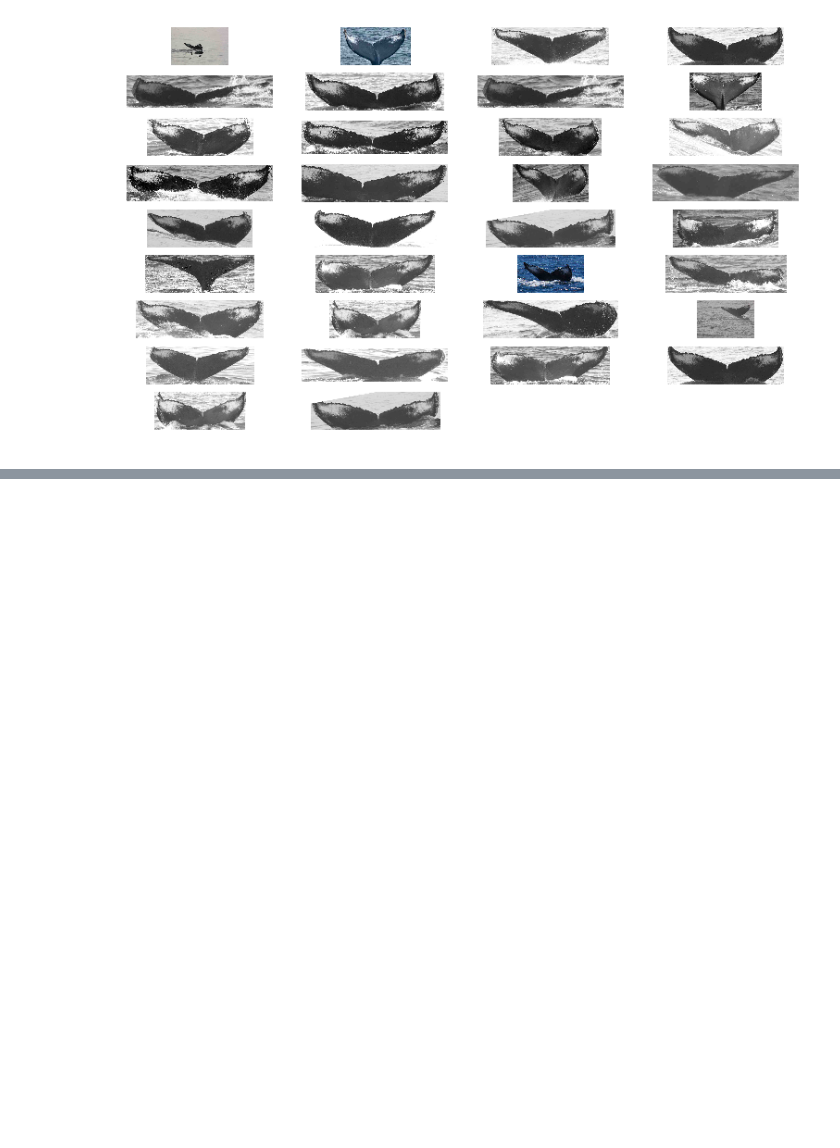
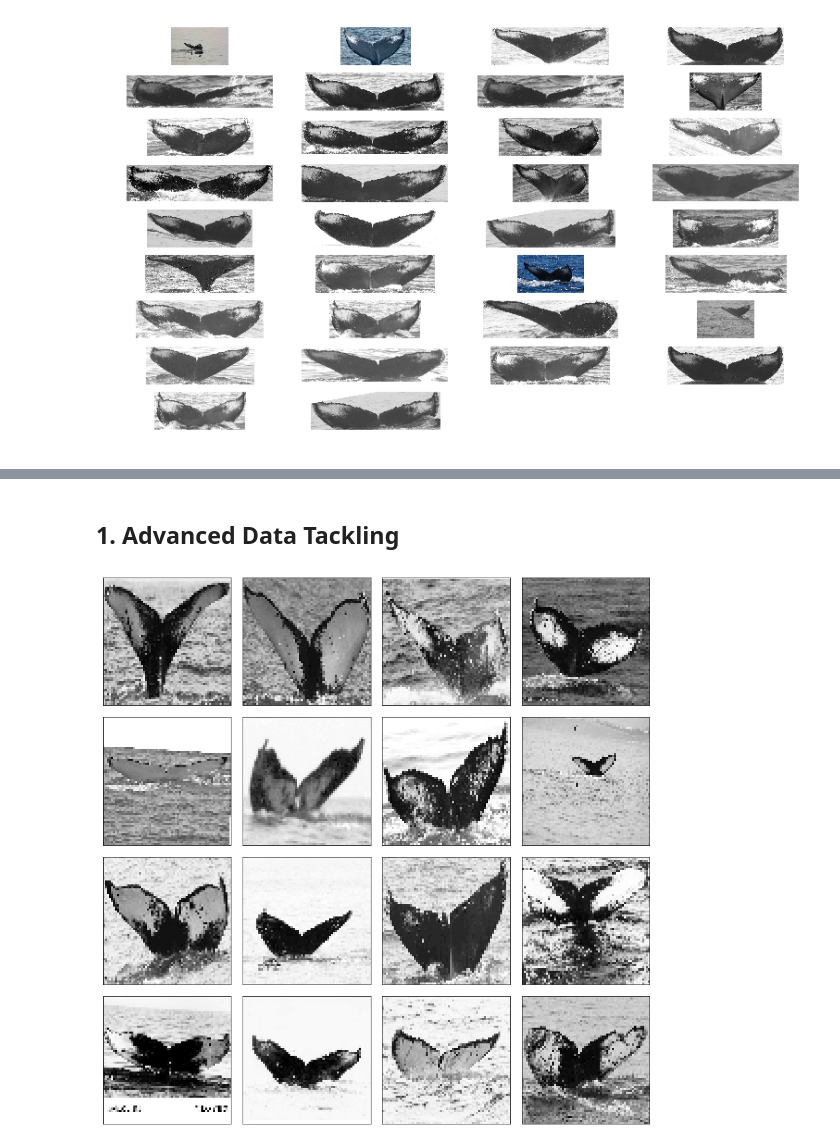
Before and after one commit to Funguser/INFO7390_FinalProject, a Jupyter notebook: Humpback Whale Identifaction.ipynb, the cells around one changed output, grey strips where cells are left out. Saved outputs shown, nothing was run; the diff lists cells and outputs as text; code cells hidden in the pictures; blank space fills up the shorter version.

```diff
--- a/Humpback Whale Identifaction.ipynb
+++ b/Humpback Whale Identifaction.ipynb
@@ -15,3 +32,4 @@ from PIL import Image
 # %%
 train_df = pd.read_csv('Datas/train.csv')
 train_df.head()
+train_images = glob("Datas/train/*jpg")
@@ -103,0 +129,8 @@ train_df.head()
+# %%
+SIZE = 64
+#image are imported with a resizing and a black and white conversion
+def ImportImage(filename):
+    img = Image.open(filename).convert("LA").resize((SIZE,SIZE))
+    return np.array(img)[:,:,0]
+train_img = np.array([ImportImage(img) for img in train_images])
+x = train_img
@@ -103,0 +161,2 @@ train_df.head()
+# %% [markdown]
+## 1. Advanced Data Tackling
@@ -103,0 +181,15 @@ train_df.head()
+# %%
+def plotImages(images_arr, n_images=4):
+    fig, axes = plt.subplots(n_images, n_images, figsize=(12,12))
+    axes = axes.flatten()
+    for img, ax in zip( images_arr, axes):
+        if img.ndim != 2:
+            img = img.reshape((SIZE,SIZE))
+        ax.imshow( img, cmap="Greys_r")
+        ax.set_xticks(())
+        ax.set_yticks(())
+    plt.tight_layout()
+# %%
+plotImages(x)
+# %% [output]
+[figure, added]
```
Also changed, not shown: parts of 17 cells of this notebook.
